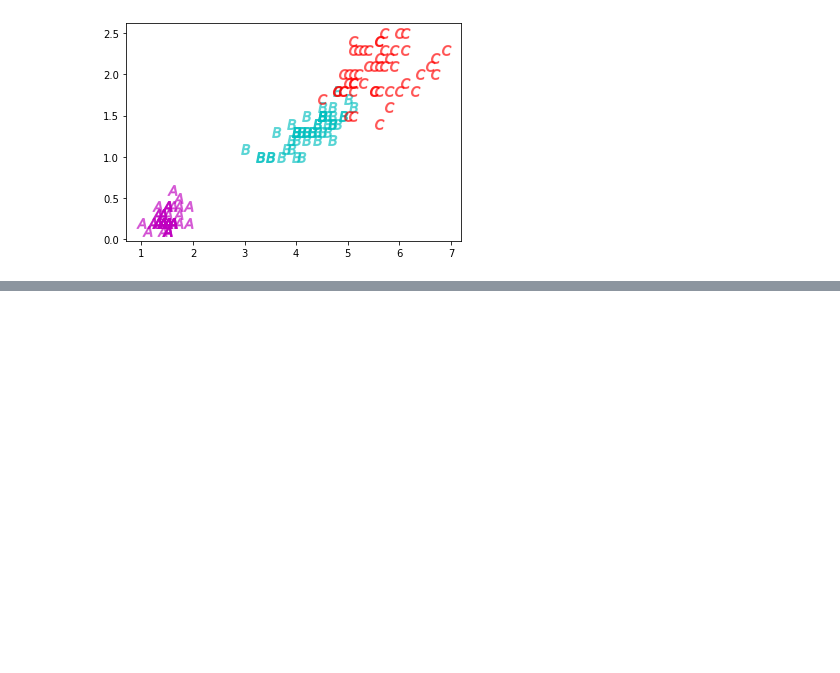
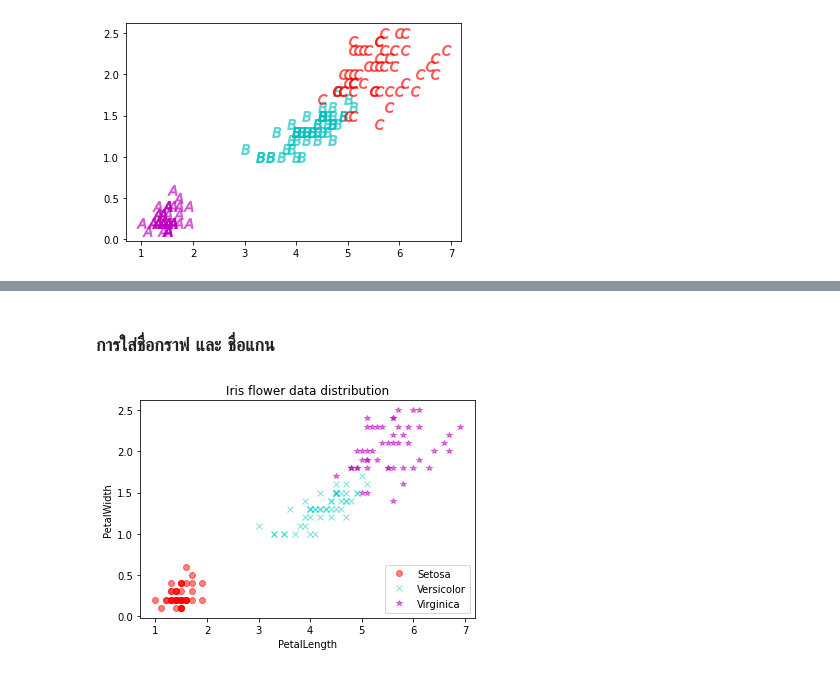
Before and after one commit to MeenTers/data_viz, a Jupyter notebook: Visualize_Data_Distribution(02).ipynb, the cells around one changed output, grey strips where cells are left out. Saved outputs shown, nothing was run; the diff lists cells and outputs as text; code cells hidden in the pictures; blank space fills up the shorter version.

```diff
--- a/Visualize_Data_Distribution(02).ipynb
+++ b/Visualize_Data_Distribution(02).ipynb
@@ -78,0 +100,12 @@ plt.scatter(df['PetalLength'][100:150],df['PetalWidth'][100:150],s=100,c='r',alp
+# %% [markdown]
+### การใส่ชื่อกราฟ และ ชื่อแกน
+# %%
+plt.plot(df['PetalLength'][:50],df['PetalWidth'][:50],'or',alpha=0.5,label='Setosa')
+plt.plot(df['PetalLength'][50:100],df['PetalWidth'][50:100],'xc',alpha=0.5,label='Versicolor')
+plt.plot(df['PetalLength'][100:150],df['PetalWidth'][100:150],'*m',alpha=0.5,label='Virginica')
+plt.legend(loc='lower right')
+plt.title('Iris flower data distribution') #ชื่อกราฟ
+plt.xlabel('PetalLength') #ชื่อแกน X
+plt.ylabel('PetalWidth'); #ชื่อแกน Y
+# %% [output]
+[figure, added]
```
Also changed, not shown: parts of 13 cells of this notebook.
